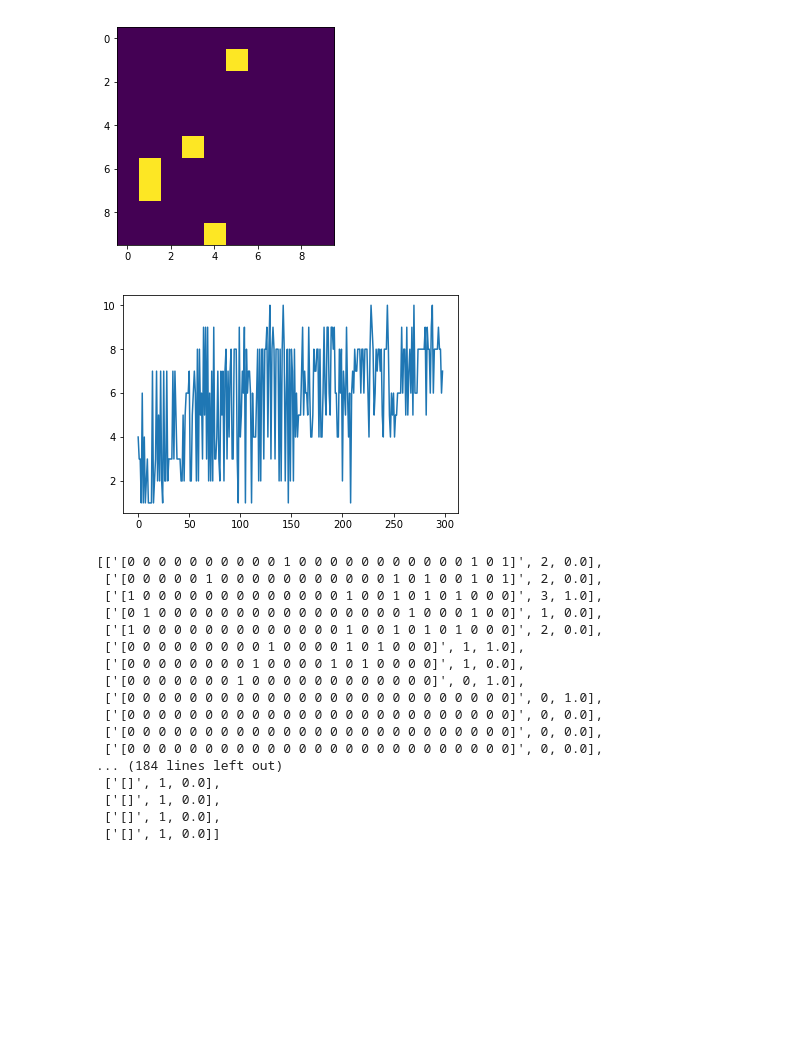
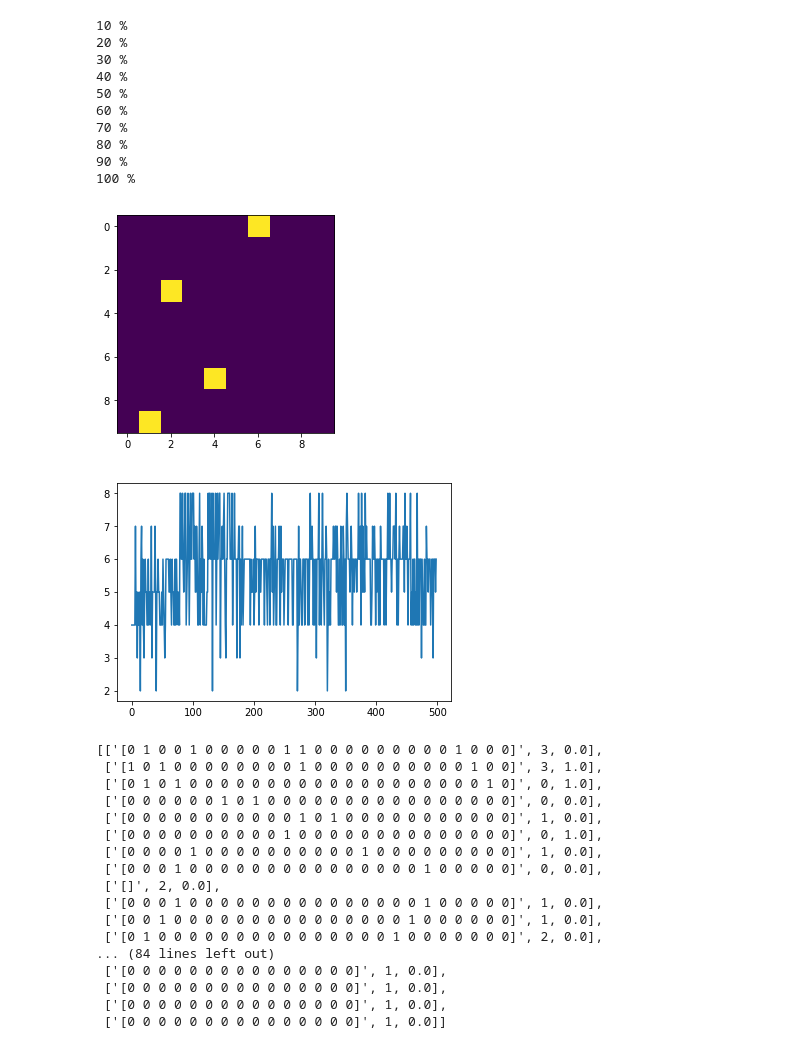
Before and after one commit to Pepparkakor/python_pygame, a Jupyter notebook: mouse2cheese/qlearn.ipynb, the cells around one changed output. Cells and saved outputs as stored; diff of their text form; code cells hidden in the pictures; blank space fills up the shorter version.

```diff
--- a/mouse2cheese/qlearn.ipynb
+++ b/mouse2cheese/qlearn.ipynb
@@ -9,8 +9,8 @@ def submatrix(x,i,j,vr):
     return x[i-vr:i+vr+1,j-vr:j+vr+1]
 # %%
 #parameters
-n_episodes=300 # how many episodes
-t_episode=200 # how many time steps in an episode
+n_episodes=500 # how many episodes
+t_episode=100 # how many time steps in an episode
 
 
 
@@ -74,27 +74,40 @@ plt.imshow(world_state, interpolation=None, cmap='viridis');
 # %%
 Q={}
 episodes=[]
 
 for n in range(n_episodes):
     episode=[]
     agent_pos=np.array([int(max_x/2),int(max_y/2)])
     world_state=np.copy(reset_world)
     for t in range(t_episode):
         reward=get_reward(agent_pos)
         observed_state=submatrix(world_state,agent_pos[0],agent_pos[1],view_range) #observe state
         observed_state=str(observed_state.flatten()) #convert state to string key
         action=choose_action(observed_state) #choose action
         episode.append([observed_state, action, reward]) #save state into episode
         agent_pos=move_agent(action,agent_pos) # take action (move)
         if not(observed_state in Q):
             Q[observed_state]=[0,0,0,0] #add state to Q if it is not already present there
     for k in range(20):
         for t in range(t_episode-1):
             Q_update(episode[t][0],episode[t][1],episode[t+1][0],episode[t+1][2],1)
     episodes.append(episode) # save episode
-    plt.imshow(world_state, interpolation=None, cmap='viridis');
+
+    if n%(n_episodes/10) == 0:
+        print(int(n/n_episodes*100+10),'%')
+plt.imshow(world_state, interpolation=None, cmap='viridis');
 # %% [output]
+10 %
+20 %
+30 %
+40 %
+50 %
+60 %
+70 %
+80 %
+90 %
+100 %
-[figure, old version]
+[figure, new version]
 # %%
 total_reward=[]
 for i in range(n_episodes-1):
@@ -104,27 +117,27 @@ for i in range(n_episodes-1):
     total_reward.append(sum)
 plt.plot(range(len(total_reward)),total_reward);
 # %% [output]
-[figure, old version]
+[figure, new version]
 # %%
 episode
 # %% [output]
-[['[0 0 0 0 0 0 0 0 0 0 1 0 0 0 0 0 0 0 0 0 0 0 1 0 1]', 2, 0.0],
- ['[0 0 0 0 0 1 0 0 0 0 0 0 0 0 0 0 0 1 0 1 0 0 1 0 1]', 2, 0.0],
- ['[1 0 0 0 0 0 0 0 0 0 0 0 0 0 1 0 0 1 0 1 0 1 0 0 0]', 3, 1.0],
- ['[0 1 0 0 0 0 0 0 0 0 0 0 0 0 0 0 0 0 1 0 0 0 1 0 0]', 1, 0.0],
- ['[1 0 0 0 0 0 0 0 0 0 0 0 0 0 1 0 0 1 0 1 0 1 0 0 0]', 2, 0.0],
- ['[0 0 0 0 0 0 0 0 0 1 0 0 0 0 1 0 1 0 0 0]', 1, 1.0],
- ['[0 0 0 0 0 0 0 0 1 0 0 0 0 1 0 1 0 0 0 0]', 1, 0.0],
- ['[0 0 0 0 0 0 0 1 0 0 0 0 0 0 0 0 0 0 0 0]', 0, 1.0],
- ['[0 0 0 0 0 0 0 0 0 0 0 0 0 0 0 0 0 0 0 0 0 0 0 0 0]', 0, 1.0],
- ['[0 0 0 0 0 0 0 0 0 0 0 0 0 0 0 0 0 0 0 0 0 0 0 0 0]', 0, 0.0],
- ['[0 0 0 0 0 0 0 0 0 0 0 0 0 0 0 0 0 0 0 0 0 0 0 0 0]', 0, 0.0],
- ['[0 0 0 0 0 0 0 0 0 0 0 0 0 0 0 0 0 0 0 0 0 0 0 0 0]', 0, 0.0],
-... (184 lines left out)
- ['[]', 1, 0.0],
- ['[]', 1, 0.0],
- ['[]', 1, 0.0],
- ['[]', 1, 0.0]]
+[['[0 1 0 0 1 0 0 0 0 0 1 1 0 0 0 0 0 0 0 0 0 1 0 0 0]', 3, 0.0],
+ ['[1 0 1 0 0 0 0 0 0 0 0 1 0 0 0 0 0 0 0 0 0 0 1 0 0]', 3, 1.0],
+ ['[0 1 0 1 0 0 0 0 0 0 0 0 0 0 0 0 0 0 0 0 0 0 0 1 0]', 0, 1.0],
+ ['[0 0 0 0 0 0 1 0 1 0 0 0 0 0 0 0 0 0 0 0 0 0 0 0 0]', 0, 0.0],
+ ['[0 0 0 0 0 0 0 0 0 0 0 1 0 1 0 0 0 0 0 0 0 0 0 0 0]', 1, 0.0],
+ ['[0 0 0 0 0 0 0 0 0 0 1 0 0 0 0 0 0 0 0 0 0 0 0 0 0]', 0, 1.0],
+ ['[0 0 0 0 1 0 0 0 0 0 0 0 0 0 0 1 0 0 0 0 0 0 0 0 0]', 1, 0.0],
+ ['[0 0 0 1 0 0 0 0 0 0 0 0 0 0 0 0 0 0 0 1 0 0 0 0 0]', 0, 0.0],
+ ['[]', 2, 0.0],
+ ['[0 0 0 1 0 0 0 0 0 0 0 0 0 0 0 0 0 0 0 1 0 0 0 0 0]', 1, 0.0],
+ ['[0 0 1 0 0 0 0 0 0 0 0 0 0 0 0 0 0 0 1 0 0 0 0 0 0]', 1, 0.0],
+ ['[0 1 0 0 0 0 0 0 0 0 0 0 0 0 0 0 0 1 0 0 0 0 0 0 0]', 2, 0.0],
+... (84 lines left out)
+ ['[0 0 0 0 0 0 0 0 0 0 0 0 0 0 0]', 1, 0.0],
+ ['[0 0 0 0 0 0 0 0 0 0 0 0 0 0 0]', 1, 0.0],
+ ['[0 0 0 0 0 0 0 0 0 0 0 0 0 0 0]', 1, 0.0],
+ ['[0 0 0 0 0 0 0 0 0 0 0 0 0 0 0]', 1, 0.0]]
 # %%
 Q
 # %% [output]
```
Also changed, not shown: parts of 3 cells of this notebook, 2 other files.
